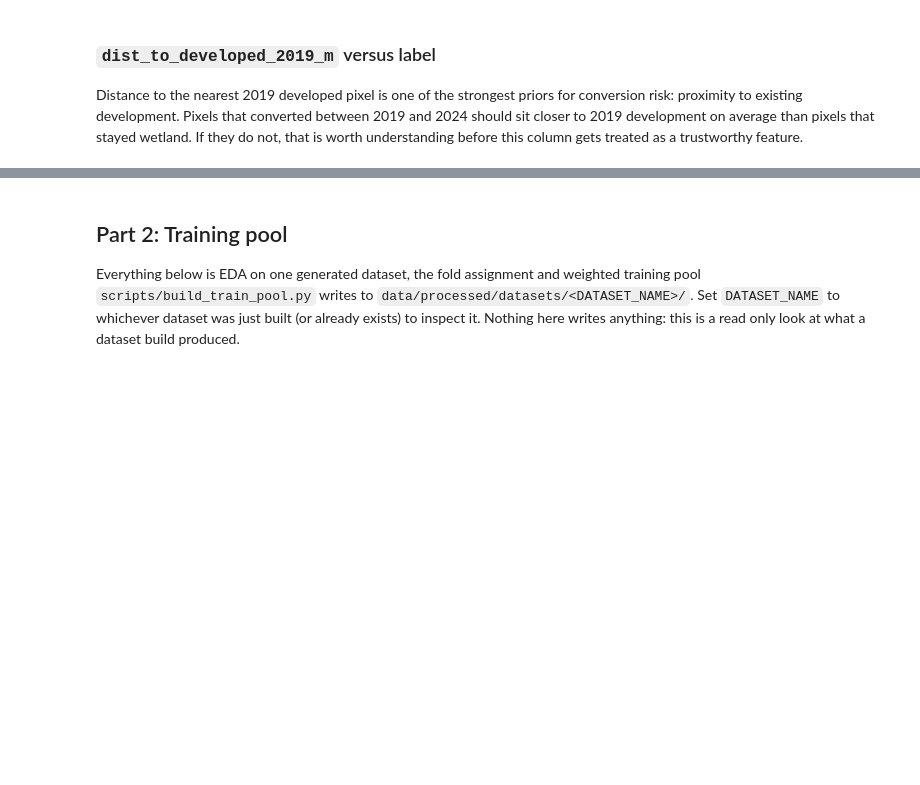
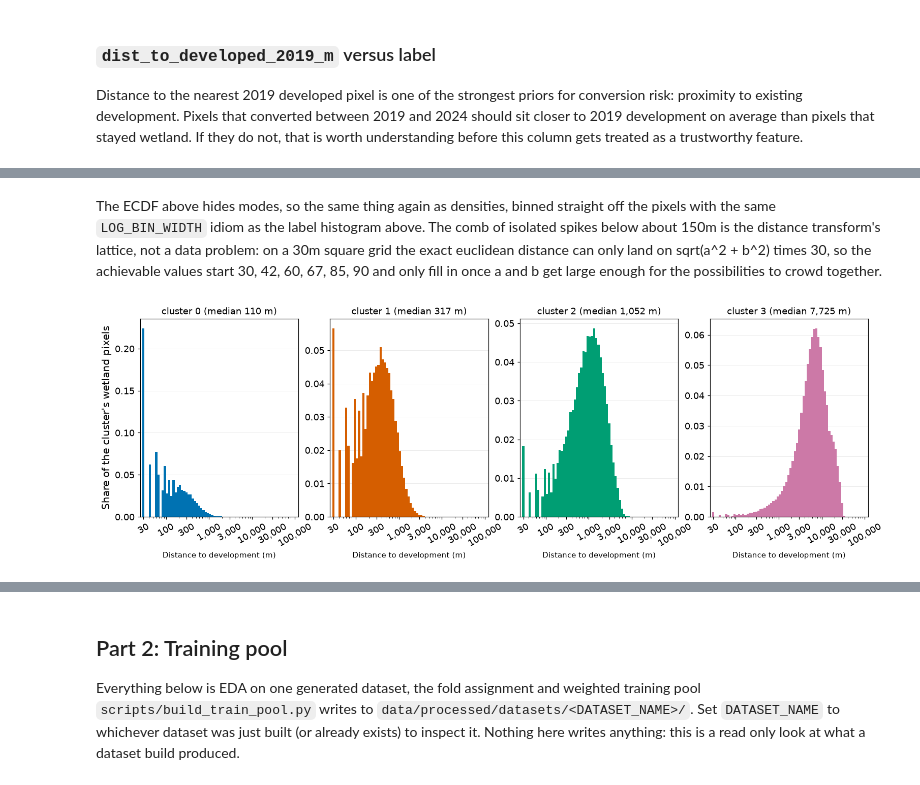
Before and after one commit to joshstallings/wetland_conversion, a Jupyter notebook: eda_dataset.ipynb, the cells around one changed output, grey strips where cells are left out. Saved outputs shown, nothing was run; the diff lists cells and outputs as text; code cells hidden in the pictures; blank space fills up the shorter version.

```diff
--- a/eda_dataset.ipynb
+++ b/eda_dataset.ipynb
@@ -183,0 +336,41 @@ with plt.rc_context(gb_common.SLIDE_RC):
+# %% [markdown]
+The ECDF above hides modes, so the same thing again as densities, binned
+straight off the pixels with the same `LOG_BIN_WIDTH` idiom as the label
+histogram above. The comb of isolated spikes below about 150m is the
+distance transform's lattice, not a data problem: on a 30m square grid the
+exact euclidean distance can only land on sqrt(a^2 + b^2) times 30, so the
+achievable values start 30, 42, 60, 67, 85, 90 and only fill in once a and b
+get large enough for the possibilities to crowd together.
+# %%
+con_blocks.register("blk", blocks[["block_id", "cluster"]])
+cluster_hist = con_blocks.execute(f"""
+    SELECT b.cluster,
+           FLOOR(LOG10(s.{gb_common.DIST_COL}) / {LOG_BIN_WIDTH}) AS bin_idx,
+           COUNT(*) AS n
+    FROM samples s JOIN blk b USING (block_id)
+    GROUP BY b.cluster, bin_idx
+""").df()
+cluster_hist["left_m"] = 10 ** (cluster_hist["bin_idx"] * LOG_BIN_WIDTH)
+cluster_hist["right_m"] = 10 ** ((cluster_hist["bin_idx"] + 1) * LOG_BIN_WIDTH)
+
+with plt.rc_context(gb_common.SLIDE_RC):
+    fig, axes = plt.subplots(1, K, figsize=(4.2 * K, 4.6), sharex=True)
+    for c, ax in enumerate(axes):
+        h = cluster_hist[cluster_hist["cluster"] == c]
+        ax.bar(h["left_m"], h["n"] / h["n"].sum(), width=h["right_m"] - h["left_m"],
+               align="edge", color=gb_common.CLUSTER_COLORS[c], edgecolor="none")
+        ax.set_xscale("log")
+        ax.set_xlim(25, 120_000)
+        ax.set_xticks(DIST_TICKS)
+        ax.xaxis.set_major_formatter(mticker.FuncFormatter(lambda v, _: f"{v:,.0f}"))
+        ax.set_xlabel("Distance to development (m)", fontsize=10)
+        ax.set_title(CLUSTER_LABELS[c], fontsize=12)
+        ax.tick_params(axis="x", rotation=30)
+        ax.grid(axis="y", alpha=0.25, lw=0.6)
+        ax.set_axisbelow(True)
+    axes[0].set_ylabel("Share of the cluster's wetland pixels")
+
+    fig.savefig(f"{FIG_DIR}/cluster_histograms.png")
+    plt.show()
+# %% [output]
+[figure, added]
```
Also changed, not shown: parts of 31 cells of this notebook, 14 other files.
